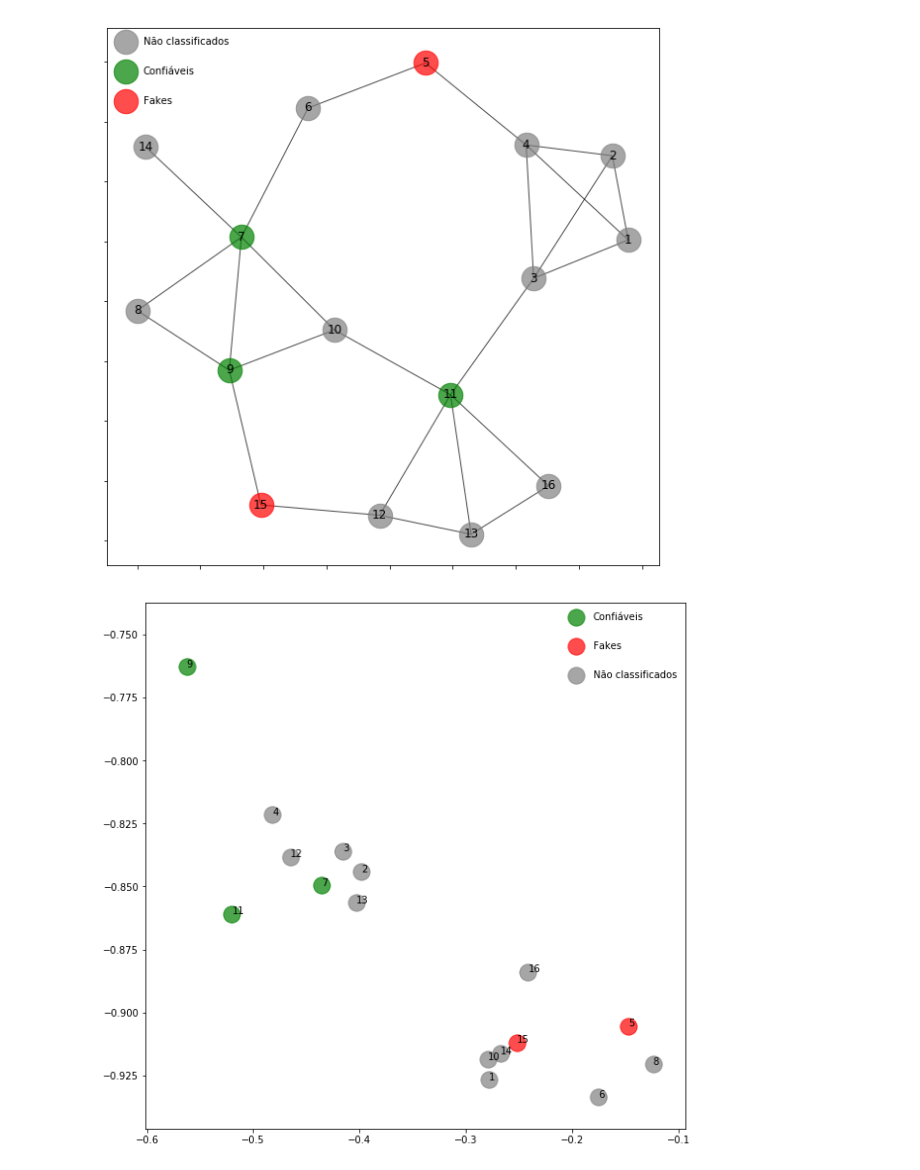
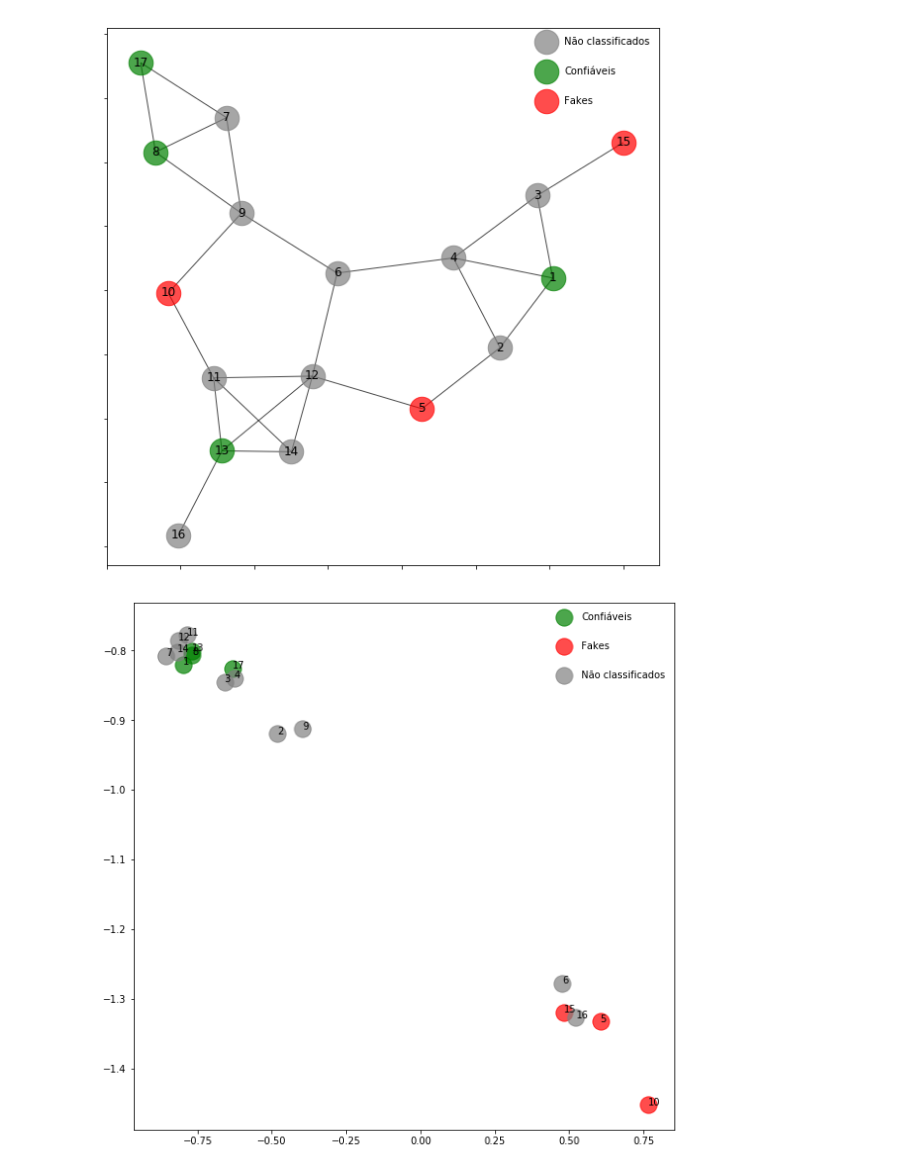
Before and after one commit to caiocrr/RealRank, a Jupyter notebook: Notebooks/Visualizer.ipynb, the cells around one changed output. Saved outputs shown, nothing was run; the diff lists cells and outputs as text; code cells hidden in the pictures.

```diff
--- a/Notebooks/Visualizer.ipynb
+++ b/Notebooks/Visualizer.ipynb
@@ -6,8 +6,8 @@ import ctypes
 import matplotlib.colors as clr
 import matplotlib.pyplot as plt
 # %%
-#base_dir = "../social_networks/common_friends/"
-base_dir = "../social_networks/degrees/"
+base_dir = "../social_networks/common_friends/"
+#base_dir = "../social_networks/degrees/"
 # %%
 
 G = nx.read_edgelist(base_dir+"social_network.edgelist", encoding='utf-8', nodetype=int)
@@ -22,22 +22,22 @@ f_ids = [j for j in df_train[df_train[1] == 0].index]
 # %%
 
 fig, ax1 = plt.subplots(1,1,figsize=(10,10))
 #x.draw_kamada_kawai(G,node_color = color_map, label = 'a')
 pos=nx.kamada_kawai_layout(G)
 nx.draw_networkx_nodes(G,node_size=600, alpha=0.7, pos=pos, nodelist=u_ids,node_color='grey', label=u'Não classificados')
 nx.draw_networkx_nodes(G,node_size=600, alpha=0.7, pos=pos, nodelist=c_ids,node_color='green', label=u'Confiáveis')
 nx.draw_networkx_nodes(G,node_size=600, alpha=0.7, pos=pos, nodelist=f_ids,node_color='red', label='Fakes')
 nx.draw_networkx_edges(G, alpha=0.7, pos=pos)
 
 nx.draw_networkx_labels(G,pos=pos, labels={k+1:v for k,v in enumerate(df.index)})
 
 
-ax1.legend(labelspacing=2, loc='upper left', frameon=False)
+ax1.legend(labelspacing=2, frameon=False)
 ax1.set_yticklabels([])
 ax1.set_xticklabels([])
 plt.show()
 # %% [output]
-[figure, old version]
+[figure, new version]
 # %%
 fig, ax1 = plt.subplots(1,1,figsize=(10,10))
 
@@ -55,7 +55,7 @@ for i in df.index:
 ax1.legend(labelspacing=2, frameon=False)
 plt.show()
 # %% [output]
-[figure, old version]
+[figure, new version]
 # %%
 #training
 # %%
```
Also changed, not shown: parts of 7 cells of this notebook, 9 other files.
